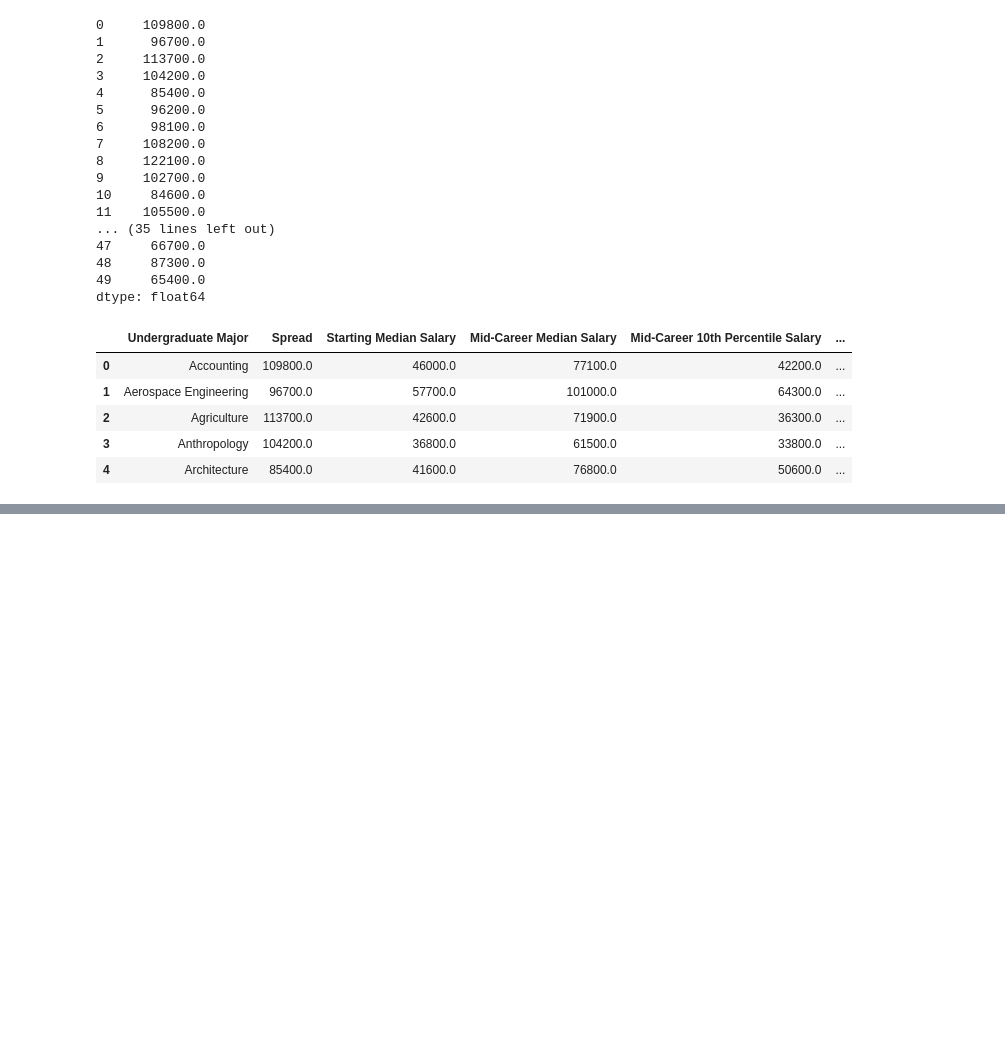
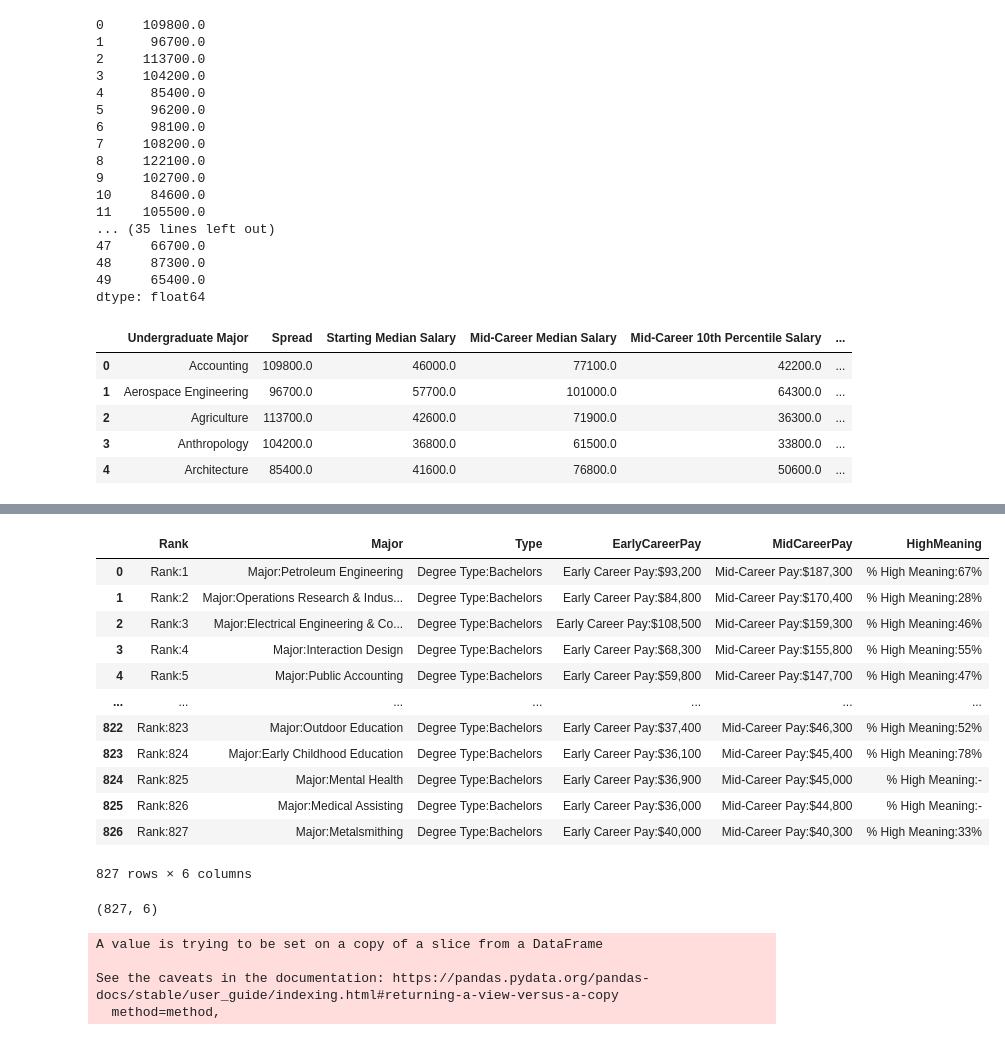
Before and after one commit to saikartheekb/DataExplorationWithPandas, a Jupyter notebook: Day71DataScience.ipynb, the cells around one changed output, grey strips where cells are left out. Saved outputs shown, nothing was run; the diff lists cells and outputs as text; code cells hidden in the pictures; blank space fills up the shorter version.

```diff
--- a/Day71DataScience.ipynb
+++ b/Day71DataScience.ipynb
@@ -177,0 +234,2 @@ dtype: float64
+# %%
+pd.options.display.float_format = '{:,.2f}'.format
@@ -177,0 +244,30 @@ dtype: float64
+# %%
+table_from_html = pd.read_html("https://www.payscale.com/college-salary-report/majors-that-pay-you-back/bachelors")
+df = table_from_html[0].copy()
+df.columns = ["Rank", "Major", "Type", "EarlyCareerPay", "MidCareerPay", "HighMeaning"]
+# %%
+for page_no in range(2, 35):
+    table_from_html = pd.read_html(f"https://www.payscale.com/college-salary-report/majors-that-pay-you-back/bachelors/page/{page_no}")
+    page_df = table_from_html[0].copy()
+    page_df.columns = ["Rank", "Major", "Type", "EarlyCareerPay", "MidCareerPay", "HighMeaning"]
+    df = df.append(page_df, ignore_index=True)
+# %%
+df
+# %% [output]
+|  | Rank | Major | Type | EarlyCareerPay | MidCareerPay | HighMeaning |
+| 0 | Rank:1 | Major:Petroleum Engineering | Degree Type:Bachelors | Early Career Pay:$93,200 | Mid-Career Pay:$187,300 | % High Meaning:67% |
+| 1 | Rank:2 | Major:Operations Research & Indus... | Degree Type:Bachelors | Early Career Pay:$84,800 | Mid-Career Pay:$170,400 | % High Meaning:28% |
+| 2 | Rank:3 | Major:Electrical Engineering & Co... | Degree Type:Bachelors | Early Career Pay:$108,500 | Mid-Career Pay:$159,300 | % High Meaning:46% |
+| 3 | Rank:4 | Major:Interaction Design | Degree Type:Bachelors | Early Career Pay:$68,300 | Mid-Career Pay:$155,800 | % High Meaning:55% |
+| 4 | Rank:5 | Major:Public Accounting | Degree Type:Bachelors | Early Career Pay:$59,800 | Mid-Career Pay:$147,700 | % High Meaning:47% |
+| ... | ... | ... | ... | ... | ... | ... |
+| 822 | Rank:823 | Major:Outdoor Education | Degree Type:Bachelors | Early Career Pay:$37,400 | Mid-Career Pay:$46,300 | % High Meaning:52% |
+| 823 | Rank:824 | Major:Early Childhood Education | Degree Type:Bachelors | Early Career Pay:$36,100 | Mid-Career Pay:$45,400 | % High Meaning:78% |
+| 824 | Rank:825 | Major:Mental Health | Degree Type:Bachelors | Early Career Pay:$36,900 | Mid-Career Pay:$45,000 | % High Meaning:- |
+| 825 | Rank:826 | Major:Medical Assisting | Degree Type:Bachelors | Early Career Pay:$36,000 | Mid-Career Pay:$44,800 | % High Meaning:- |
+| 826 | Rank:827 | Major:Metalsmithing | Degree Type:Bachelors | Early Career Pay:$40,000 | Mid-Career Pay:$40,300 | % High Meaning:33% |
+827 rows × 6 columns
+# %%
+df.shape
+# %% [output]
+(827, 6)
@@ -177,0 +276,7 @@ dtype: float64
+# %%
+df.replace({"^Major:": "", "^Early Career Pay:\$": "", "^Mid-Career Pay:\$": "", ",": ""}, regex=True, inplace=True)
+# %% [output]
+A value is trying to be set on a copy of a slice from a DataFrame
+
+See the caveats in the documentation: https://pandas.pydata.org/pandas-docs/stable/user_guide/indexing.html#returning-a-view-versus-a-copy
+  method=method,
```
Also changed, not shown: parts of 16 cells of this notebook.
